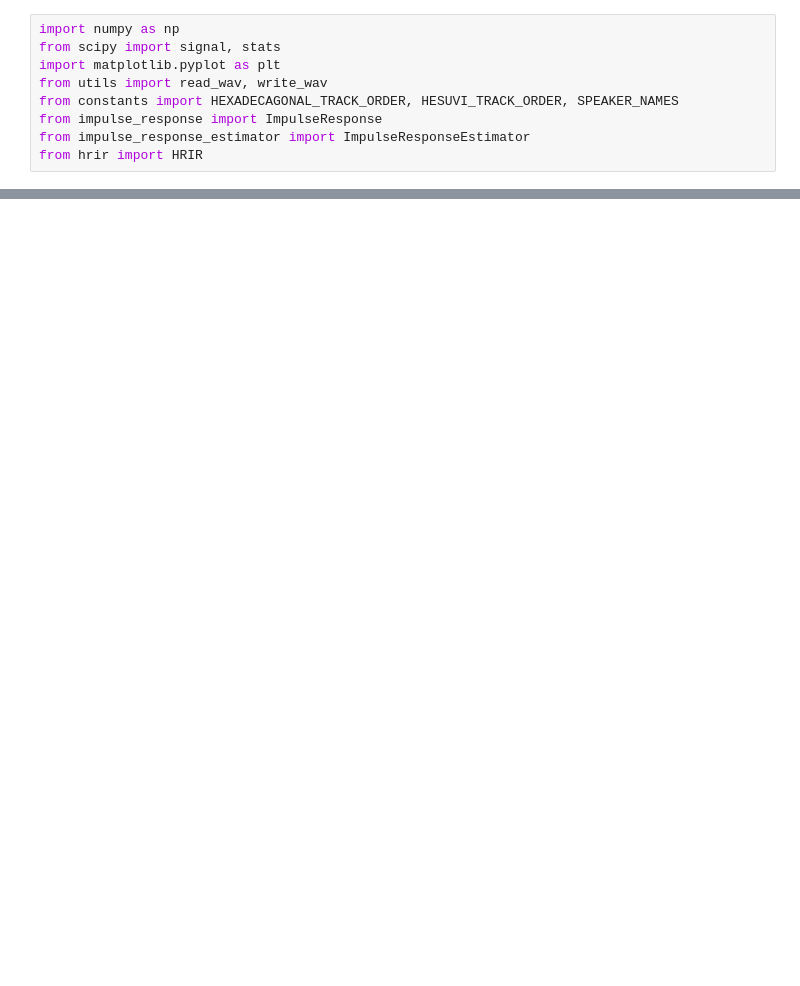
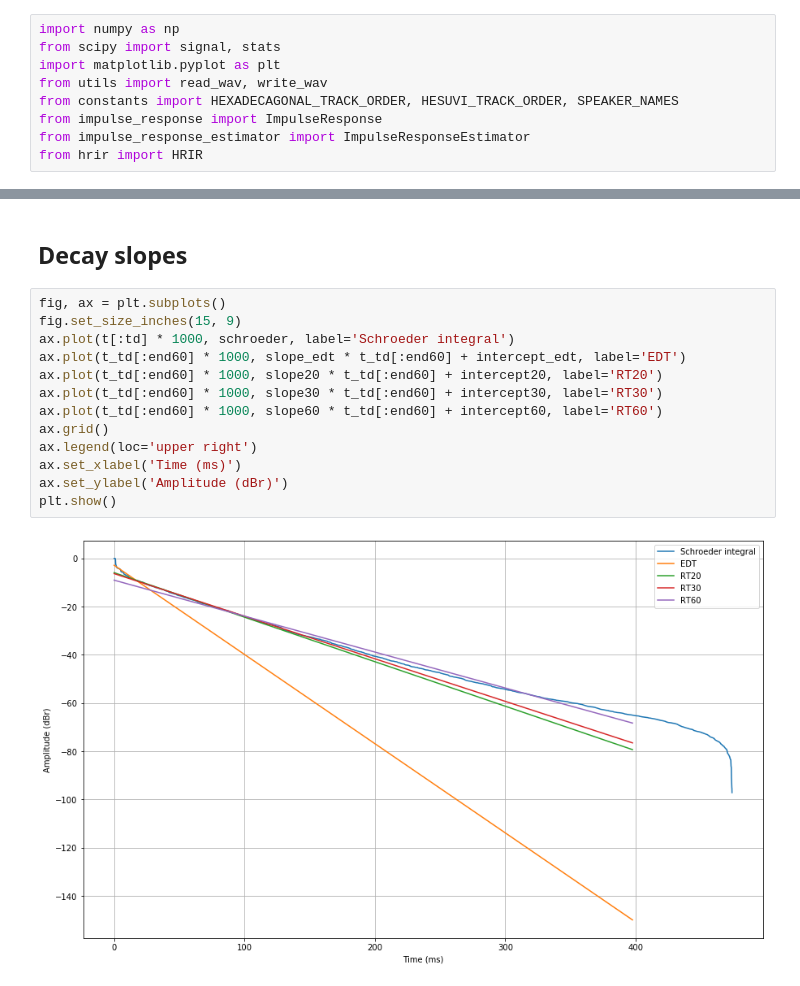
Before and after one commit to jaakkopasanen/Impulcifer, a Jupyter notebook: research/reverberation-management/lundeby.ipynb, the cells around one changed output, grey strips where cells are left out. Cells and saved outputs as stored; diff of their text form; blank space fills up the shorter version.

```diff
--- a/research/reverberation-management/lundeby.ipynb
+++ b/research/reverberation-management/lundeby.ipynb
@@ -131,0 +184,17 @@ plt.show()
+# %% [markdown]
+## Decay slopes
+# %%
+fig, ax = plt.subplots()
+fig.set_size_inches(15, 9)
+ax.plot(t[:td] * 1000, schroeder, label='Schroeder integral')
+ax.plot(t_td[:end60] * 1000, slope_edt * t_td[:end60] + intercept_edt, label='EDT')
+ax.plot(t_td[:end60] * 1000, slope20 * t_td[:end60] + intercept20, label='RT20')
+ax.plot(t_td[:end60] * 1000, slope30 * t_td[:end60] + intercept30, label='RT30')
+ax.plot(t_td[:end60] * 1000, slope60 * t_td[:end60] + intercept60, label='RT60')
+ax.grid()
+ax.legend(loc='upper right')
+ax.set_xlabel('Time (ms)')
+ax.set_ylabel('Amplitude (dBr)')
+plt.show()
+# %% [output]
+[figure, added]
```
Also changed, not shown: parts of 13 cells of this notebook.
